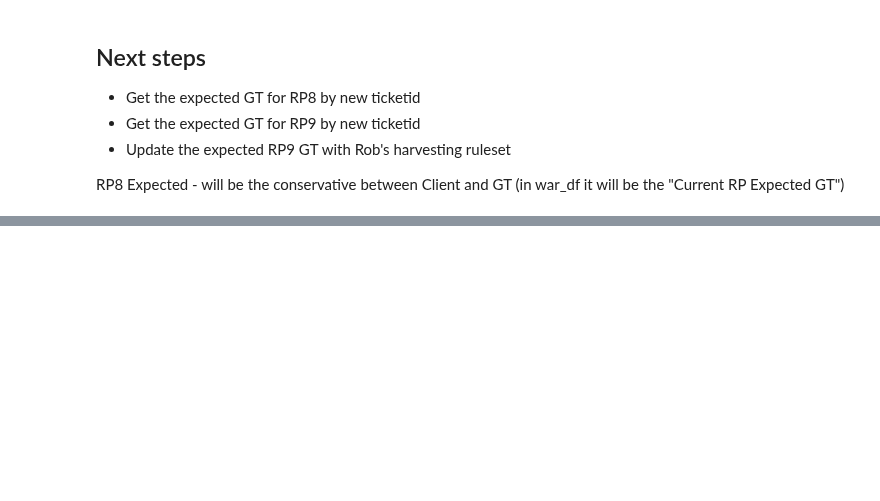
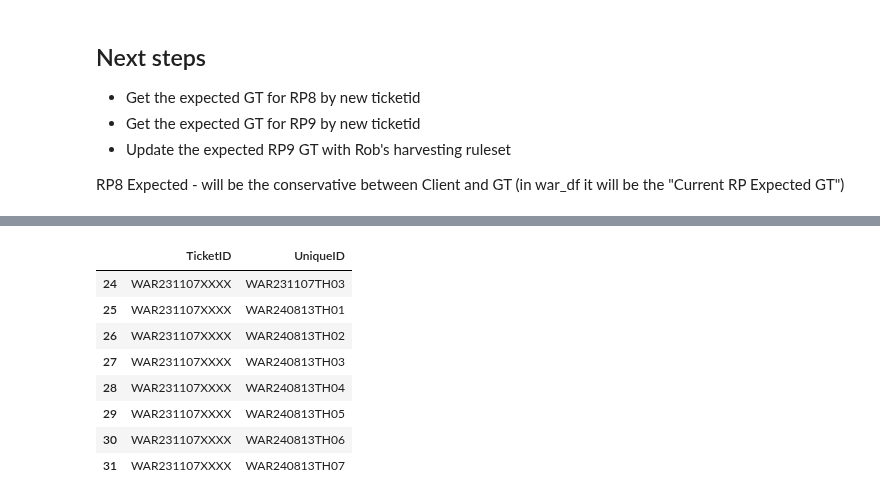
Before and after one commit to BilyBrown/sqlite3-tutorial, a Jupyter notebook: create_war_tables_01.ipynb, the cells around one changed output, grey strips where cells are left out. Saved outputs shown, nothing was run; the diff lists cells and outputs as text; code cells hidden in the pictures; blank space fills up the shorter version.

```diff
--- a/create_war_tables_01.ipynb
+++ b/create_war_tables_01.ipynb
@@ -378,0 +450,12 @@ war_rp8_expected[war_rp8_expected['Remaining'] > 0]
+# %%
+ticketid_table[ticketid_table['TicketID'] == 'WAR231107XXXX']
+# %% [output]
+|  | TicketID | UniqueID |
+| 24 | WAR231107XXXX | WAR231107TH03 |
+| 25 | WAR231107XXXX | WAR240813TH01 |
+| 26 | WAR231107XXXX | WAR240813TH02 |
+| 27 | WAR231107XXXX | WAR240813TH03 |
+| 28 | WAR231107XXXX | WAR240813TH04 |
+| 29 | WAR231107XXXX | WAR240813TH05 |
+| 30 | WAR231107XXXX | WAR240813TH06 |
+| 31 | WAR231107XXXX | WAR240813TH07 |
```
Also changed, not shown: parts of 14 cells of this notebook.
